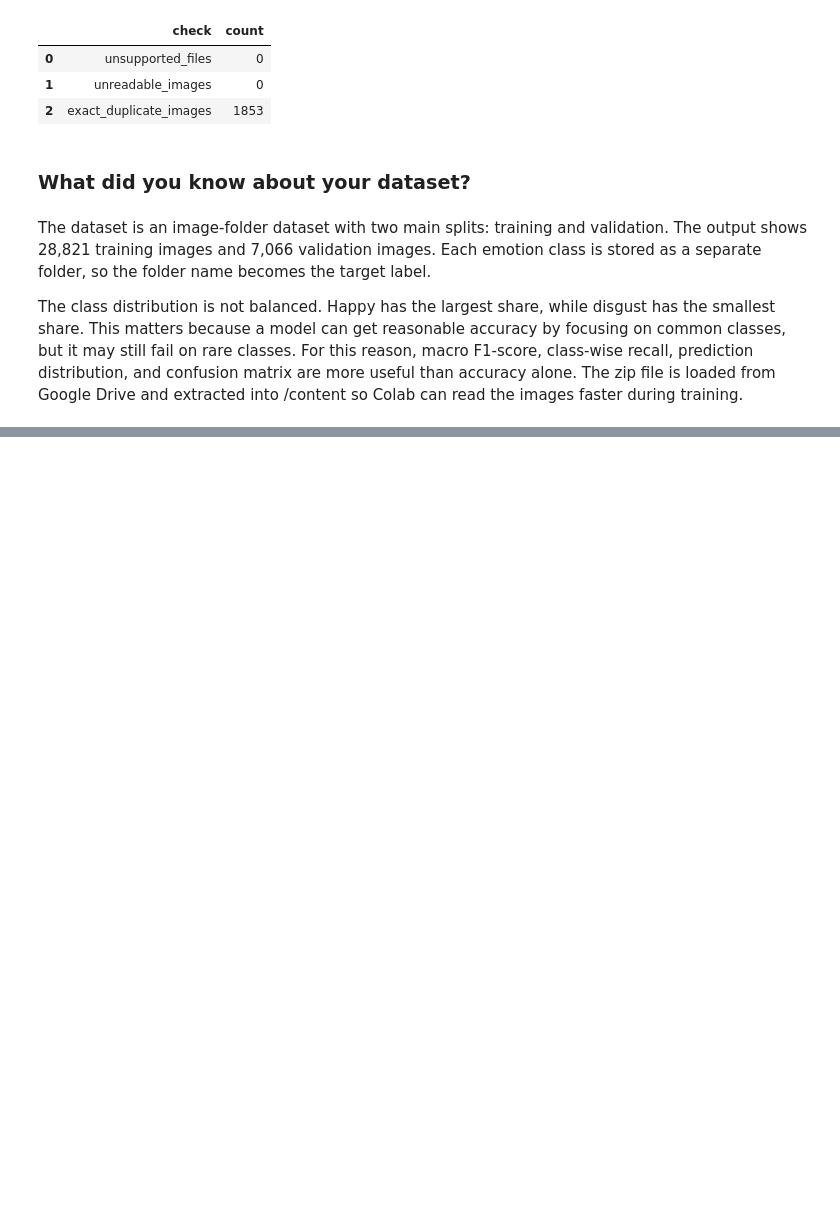
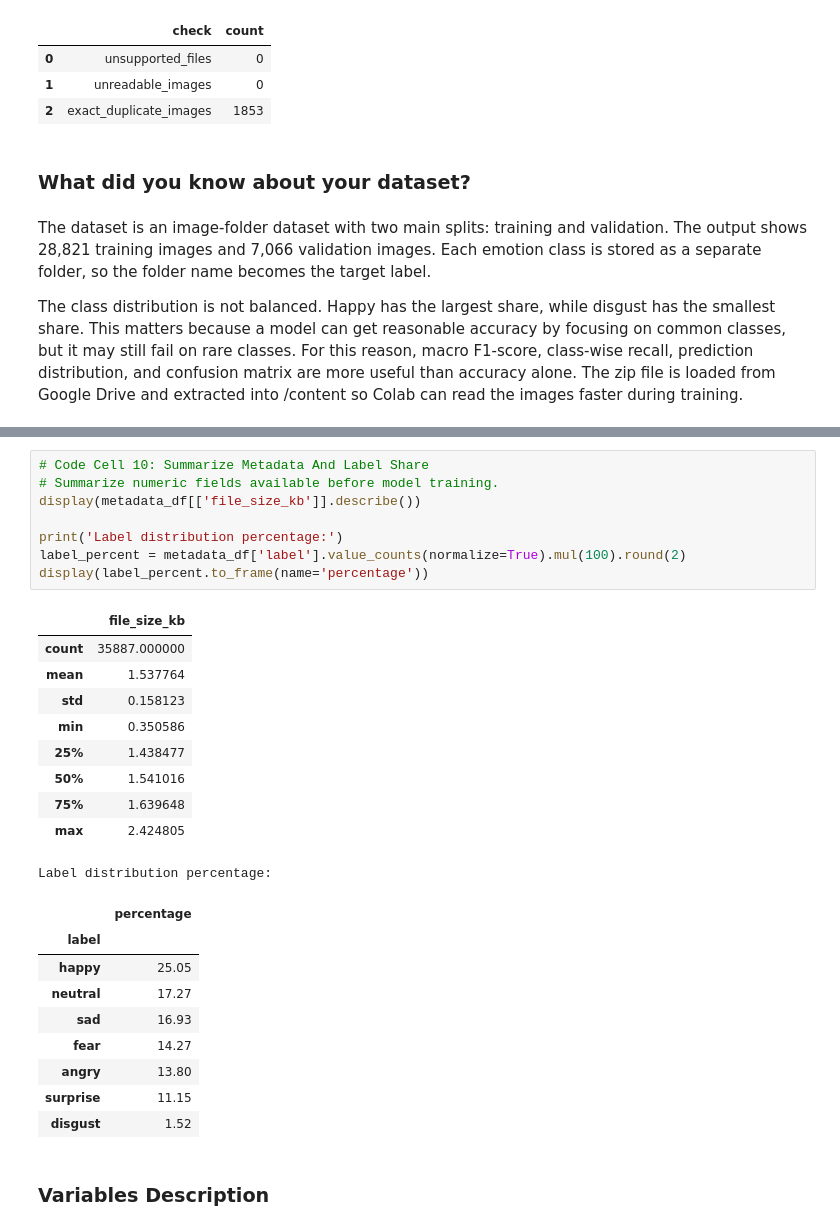
Before and after one commit to I-AM-PRASHANT-VERMA/Almabetter---DeepFER-Facial-Emotion-Recognition-Using-Deep-Learning, a Jupyter notebook: DeepFER_Facial_Emotion_Recognition.ipynb, the cells around one changed output, grey strips where cells are left out. Saved outputs shown, nothing was run; the diff lists cells and outputs as text; blank space fills up the shorter version.

```diff
--- a/DeepFER_Facial_Emotion_Recognition.ipynb
+++ b/DeepFER_Facial_Emotion_Recognition.ipynb
@@ -379,0 +390,30 @@ The class distribution is not balanced. Happy has the largest share, while disgu
+# %%
+# Code Cell 10: Summarize Metadata And Label Share
+# Summarize numeric fields available before model training.
+display(metadata_df[['file_size_kb']].describe())
+
+print('Label distribution percentage:')
+label_percent = metadata_df['label'].value_counts(normalize=True).mul(100).round(2)
+display(label_percent.to_frame(name='percentage'))
+# %% [output]
+|  | file_size_kb |
+| count | 35887.000000 |
+| mean | 1.537764 |
+| std | 0.158123 |
+| min | 0.350586 |
+| 25% | 1.438477 |
+| 50% | 1.541016 |
+| 75% | 1.639648 |
+| max | 2.424805 |
+Label distribution percentage:
+|  | percentage |
+| label |  |
+| happy | 25.05 |
+| neutral | 17.27 |
+| sad | 16.93 |
+| fear | 14.27 |
+| angry | 13.80 |
+| surprise | 11.15 |
+| disgust | 1.52 |
+# %% [markdown]
+### Variables Description
```
Also changed, not shown: parts of 10 cells of this notebook.
